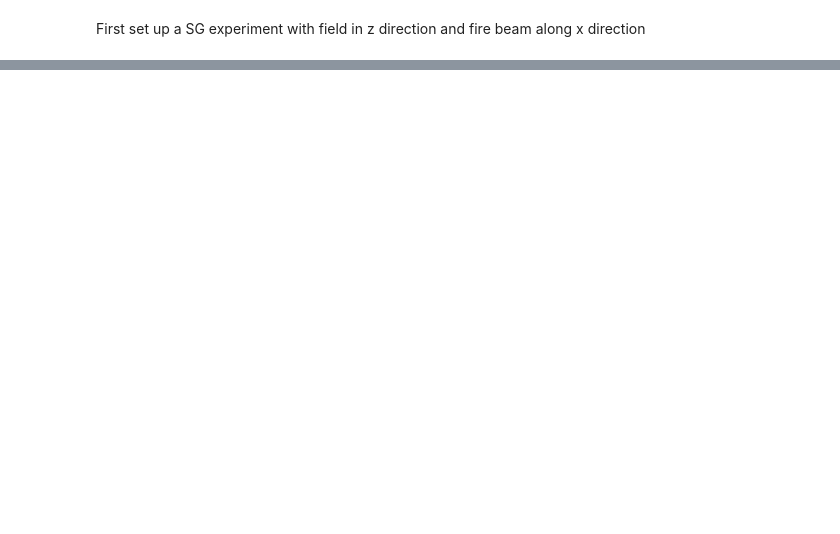
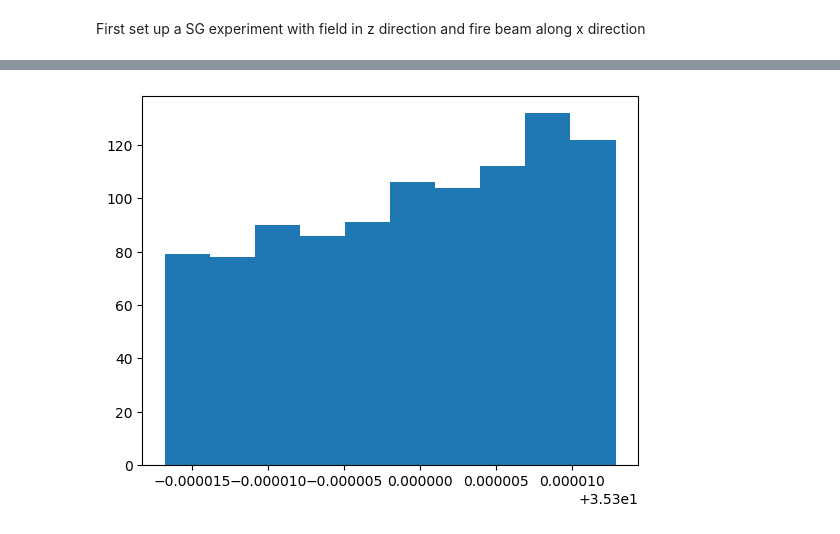
Before and after one commit to mklilley/magnetic-moments, a Jupyter notebook: SG_julia.ipynb, the cells around one changed output, grey strips where cells are left out. Cells and saved outputs as stored; diff of their text form; code cells hidden in the pictures; blank space fills up the shorter version.

```diff
--- a/SG_julia.ipynb
+++ b/SG_julia.ipynb
@@ -131,0 +144,4 @@ legend();
+# %%
+hist(ys./1e-3);
+# %% [output]
+[figure, added]
```
Also changed, not shown: parts of 22 cells of this notebook, 3 other files.
